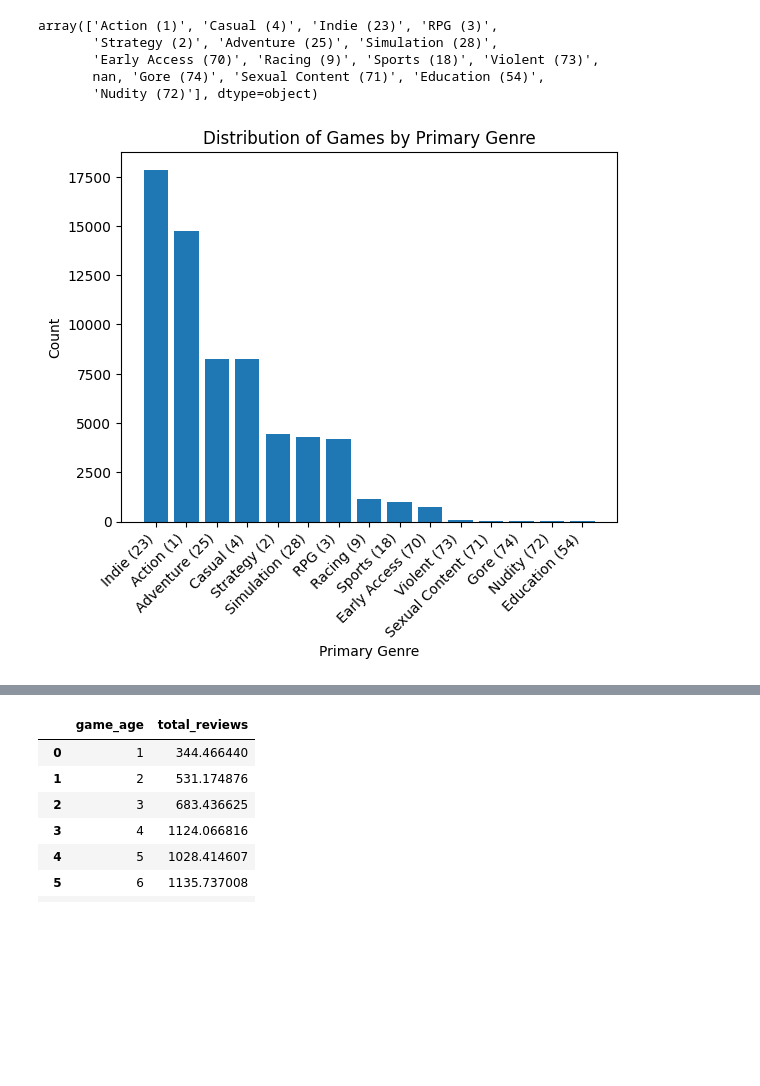
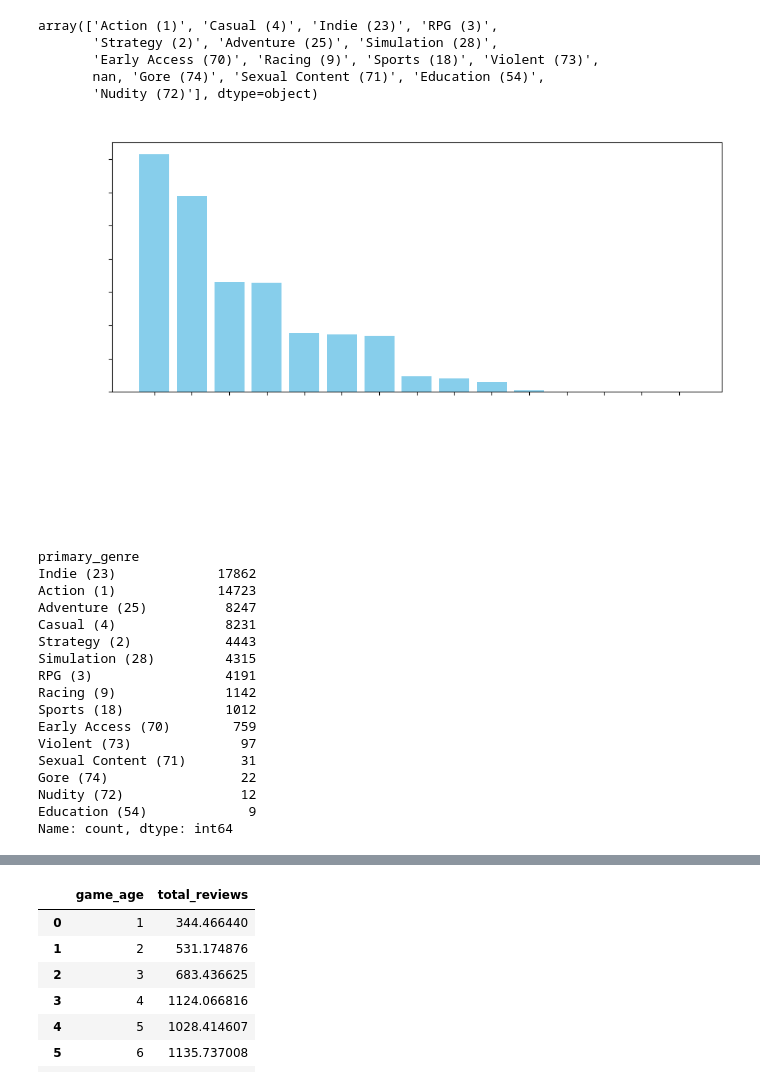
Before and after one commit to infoshareacademy/jdszr14-Data_Geeks, a Jupyter notebook: Projekt_Python/src/projekt_python_game_wojtek.ipynb, the cells around one changed output, grey strips where cells are left out. Cells and saved outputs as stored; diff of their text form; code cells hidden in the pictures; blank space fills up the shorter version.

Commit message:
Some png plots

```diff
--- a/Projekt_Python/src/projekt_python_game_wojtek.ipynb
+++ b/Projekt_Python/src/projekt_python_game_wojtek.ipynb
@@ -104,14 +104,40 @@ array(['Action (1)', 'Casual (4)', 'Indie (23)', 'RPG (3)',
 df.dropna(subset=['primary_genre'], inplace=True)
 # %%
 genre_counts = df['primary_genre'].value_counts()
-plt.bar(genre_counts.index, genre_counts)
-plt.xlabel("Primary Genre")
-plt.ylabel("Count")
-plt.title('Distribution of Games by Primary Genre')
-plt.xticks(rotation=45, ha='right')
+plt.figure(figsize=(10,6))
+plt.bar(genre_counts.index, genre_counts, color="skyblue")
+plt.xlabel("Primary Genre", color="white")
+plt.ylabel("Count", color="white")
+plt.title('Distribution of Games by Primary Genre', color="white")
+plt.xticks(rotation=45, ha='right', fontsize=15, color='white')
+plt.yticks(fontsize=15, color='white')
+plt.gca().set_facecolor('none')
+plt.subplots_adjust(bottom=0.2)
+plt.tight_layout()
+plt.savefig('genre_distribution.png', transparent=True)
 plt.show()
 # %% [output]
-[figure, old version]
+[figure, new version]
+# %%
+genre_counts
+# %% [output]
+primary_genre
+Indie (23)             17862
+Action (1)             14723
+Adventure (25)          8247
+Casual (4)              8231
+Strategy (2)            4443
+Simulation (28)         4315
+RPG (3)                 4191
+Racing (9)              1142
+Sports (18)             1012
+Early Access (70)        759
+Violent (73)              97
+Sexual Content (71)       31
+Gore (74)                 22
+Nudity (72)               12
+Education (54)             9
+Name: count, dtype: int64
 # %%
 #Usunięcie niepotrzebnych kolumn
 columns_to_drop = ['peak_players', 'detected_technologies']
```
Also changed, not shown: parts of 5 cells of this notebook, 3 other files.
